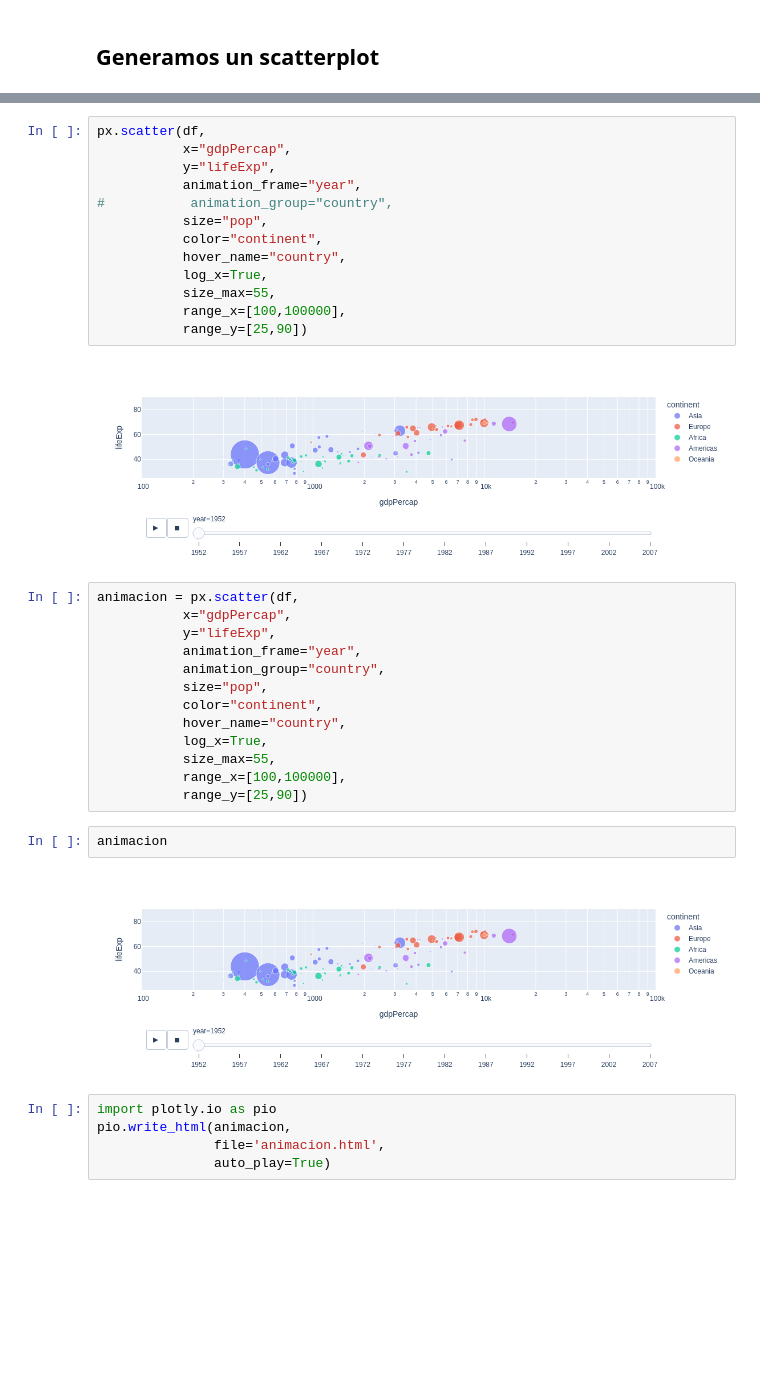
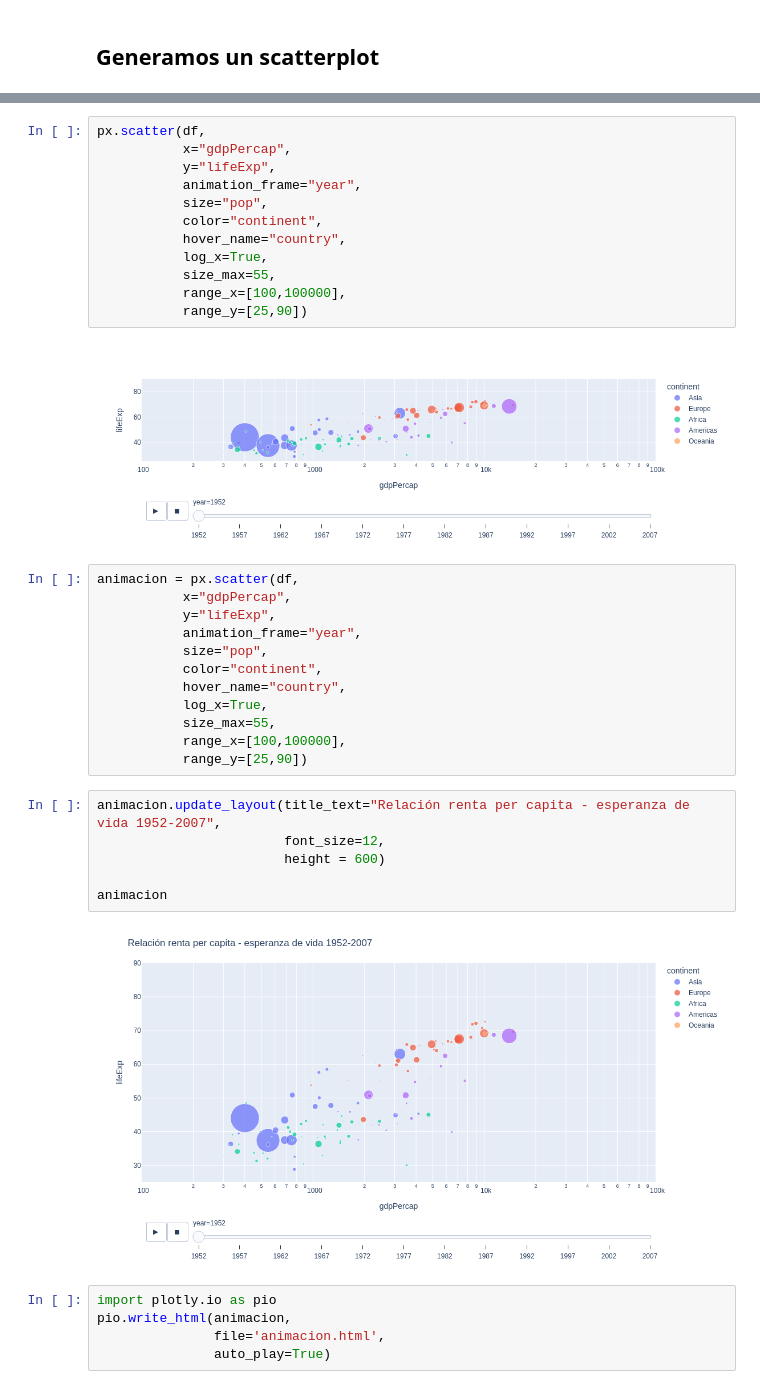
Before and after one commit to pedroconcejero/ucm_master_25_26, a Jupyter notebook: 05_plotly_animacion_con_write_html.ipynb, the cells around one changed output, grey strips where cells are left out. Saved outputs shown, nothing was run; the diff lists cells and outputs as text; blank space fills up the shorter version.

```diff
--- a/05_plotly_animacion_con_write_html.ipynb
+++ b/05_plotly_animacion_con_write_html.ipynb
@@ -57,7 +55,6 @@ px.scatter(df,
            x="gdpPercap",
            y="lifeExp",
            animation_frame="year",
-#           animation_group="country",
            size="pop",
            color="continent",
            hover_name="country",
@@ -72,7 +69,6 @@ animacion = px.scatter(df,
            x="gdpPercap",
            y="lifeExp",
            animation_frame="year",
-           animation_group="country",
            size="pop",
            color="continent",
            hover_name="country",
@@ -81,9 +77,13 @@ animacion = px.scatter(df,
            range_x=[100,100000],
            range_y=[25,90])
 # %%
+animacion.update_layout(title_text="Relación renta per capita - esperanza de vida 1952-2007",
+                        font_size=12,
+                        height = 600)
+
 animacion
 # %% [output]
-[figure, old version]
+[figure, new version]
 # %%
 import plotly.io as pio
 pio.write_html(animacion,
```
Also changed, not shown: parts of 1 cell of this notebook.
